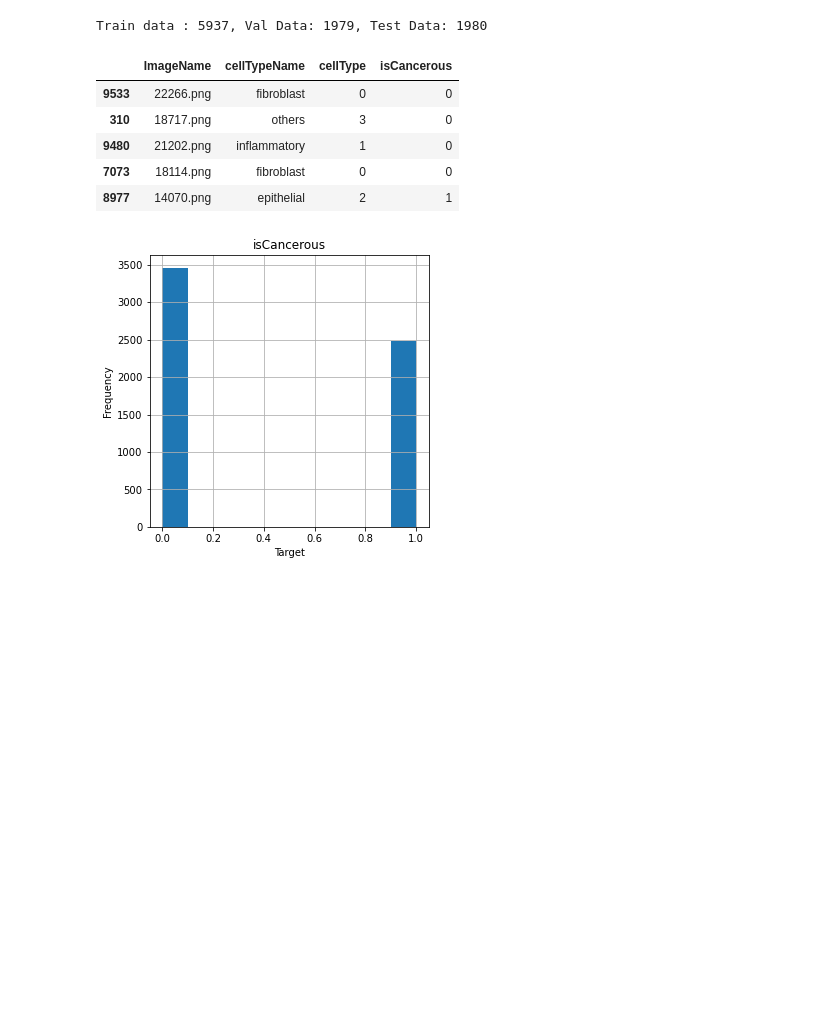
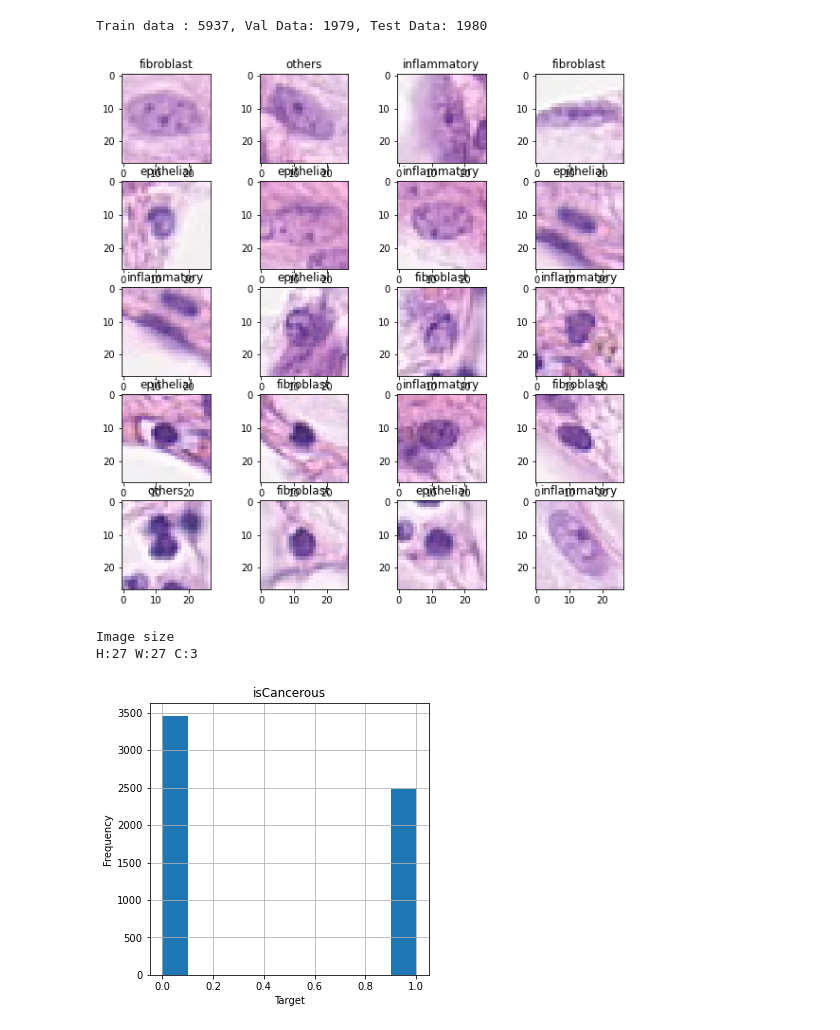
Before and after one commit to s3781183/machine_learning_A2, a Jupyter notebook: A2-AR.ipynb, the cells around one changed output. Cells and saved outputs as stored; diff of their text form; code cells hidden in the pictures; blank space fills up the shorter version.

```diff
--- a/A2-AR.ipynb
+++ b/A2-AR.ipynb
@@ -34,26 +44,40 @@ data.drop(['InstanceID', 'patientID'], axis = 1, inplace =True)
 # %%
 
-
-
+CELLTYPE_OUTPUT_CLASSES = 4
 
 train_data, test_data = train_test_split(data, test_size=0.2, random_state=42)
 
 train_data, val_data = train_test_split(train_data, test_size=0.25, random_state=42)
 
+print("Train data : {}, Val Data: {}, Test Data: {}".format(train_data.shape[0], val_data.shape[0], test_data.shape[0]))
 
-
-print("Train data : {}, Val Data: {}, Test Data: {}".format(train_data.shape[0], val_data.shape[0], test_data.shape[0]))
+target = train_data['cellType']
 # %% [output]
 Train data : 5937, Val Data: 1979, Test Data: 1980
-# %%
-train_data.head()
-# %% [output]
-|  | ImageName | cellTypeName | cellType | isCancerous |
-| 9533 | 22266.png | fibroblast | 0 | 0 |
-| 310 | 18717.png | others | 3 | 0 |
-| 9480 | 21202.png | inflammatory | 1 | 0 |
-| 7073 | 18114.png | fibroblast | 0 | 0 |
-| 8977 | 14070.png | epithelial | 2 | 1 |
+# %%
+from PIL import Image
+
+label_names = {'fibroblast':0, 'inflammatory':1, 'epithelial':2, 'others':3}
+d_inv = {v: k for k, v in label_names.items()}
+
+img_list = list('./patch_images/' + data['ImageName'])
+target_list = list(target)
+fig = plt.figure(figsize = [10, 10])
+for i in np.arange(20):
+    plt.subplot(5, 4, i + 1)
+    img = Image.open(img_list[i])
+
+    plt.imshow(img)
+    plt.title(d_inv[target_list[i]])
+# %% [output]
+[figure, added]
+# %%
+img = Image.open(img_list[100])
+img_numpy = np.ascontiguousarray(img, dtype=np.float32)
+print('Image size \nH:{} W:{} C:{}'.format(img_numpy.shape[0], img_numpy.shape[1], img_numpy.shape[2]))
+# %% [output]
+Image size
+H:27 W:27 C:3
 # %%
 target = train_data['isCancerous']
 target.hist(figsize=(5,5))
```
Also changed, not shown: parts of 20 cells of this notebook.
